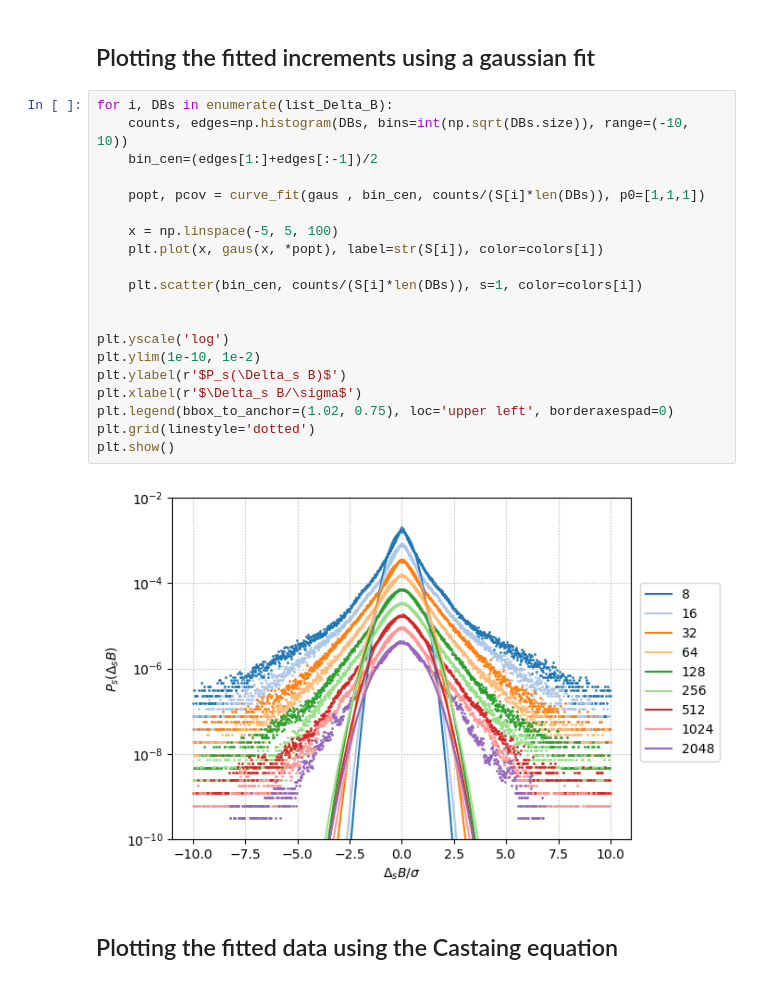
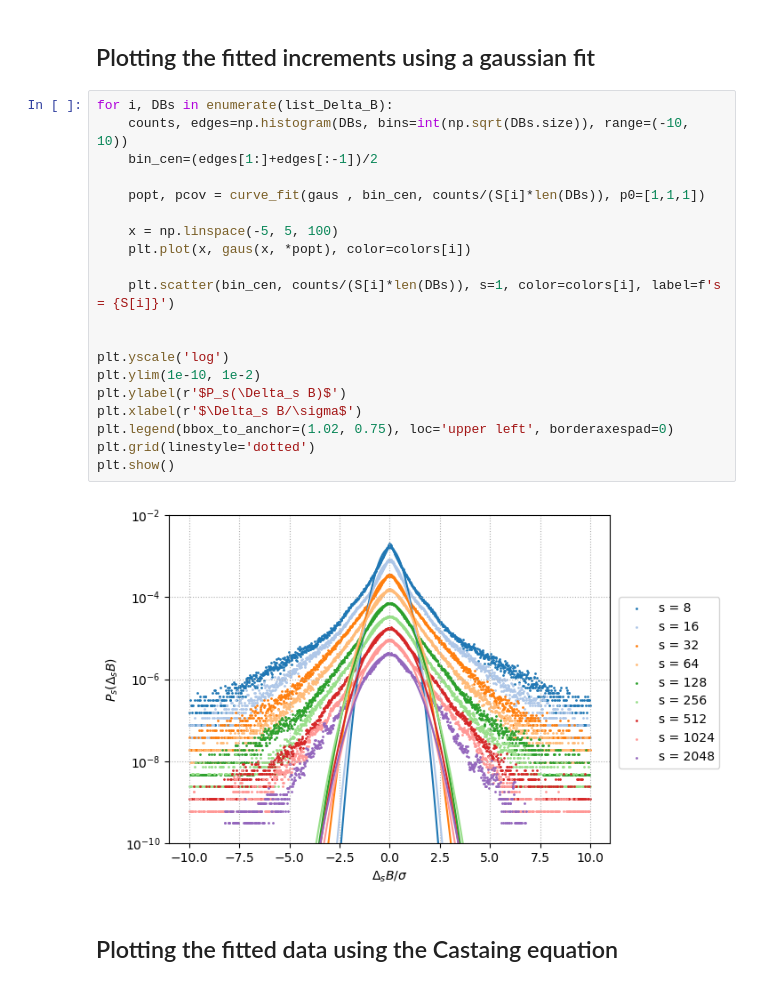
Before and after one commit to threeblueonebrowneyes/Critical-Scale-Invariance-Heart-Rate, a Jupyter notebook: CleanCode-Chfdb_CopyMIT.ipynb, the cells around one changed output. Saved outputs shown, nothing was run; the diff lists cells and outputs as text.

```diff
--- a/CleanCode-Chfdb_CopyMIT.ipynb
+++ b/CleanCode-Chfdb_CopyMIT.ipynb
@@ -246,25 +246,25 @@ colors=tab20(range(9))
 # %%
 for i, DBs in enumerate(list_Delta_B):
     counts, edges=np.histogram(DBs, bins=int(np.sqrt(DBs.size)), range=(-10, 10))
     bin_cen=(edges[1:]+edges[:-1])/2
 
     popt, pcov = curve_fit(gaus , bin_cen, counts/(S[i]*len(DBs)), p0=[1,1,1])
 
     x = np.linspace(-5, 5, 100)
-    plt.plot(x, gaus(x, *popt), label=str(S[i]), color=colors[i])
+    plt.plot(x, gaus(x, *popt), color=colors[i])
 
-    plt.scatter(bin_cen, counts/(S[i]*len(DBs)), s=1, color=colors[i])
+    plt.scatter(bin_cen, counts/(S[i]*len(DBs)), s=1, color=colors[i], label=f's = {S[i]}')
 
 
 plt.yscale('log')
 plt.ylim(1e-10, 1e-2)
 plt.ylabel(r'$P_s(\Delta_s B)$')
 plt.xlabel(r'$\Delta_s B/\sigma$')
 plt.legend(bbox_to_anchor=(1.02, 0.75), loc='upper left', borderaxespad=0)
 plt.grid(linestyle='dotted')
 plt.show()
 # %% [output]
-[figure, old version]
+[figure, new version]
 # %% [markdown]
 ## Plotting the fitted data using the Castaing equation
 # %%
```
Also changed, not shown: parts of 2 cells of this notebook, 3 other files.
